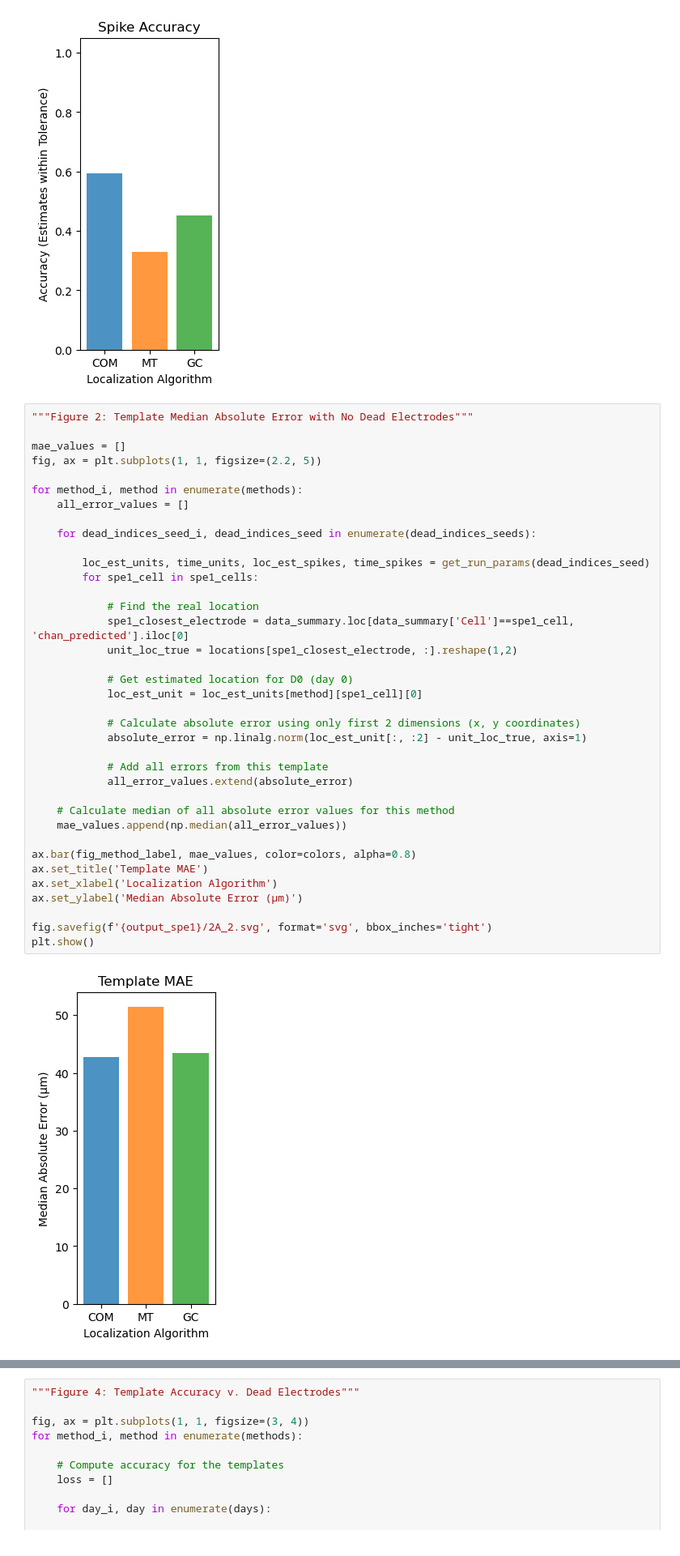
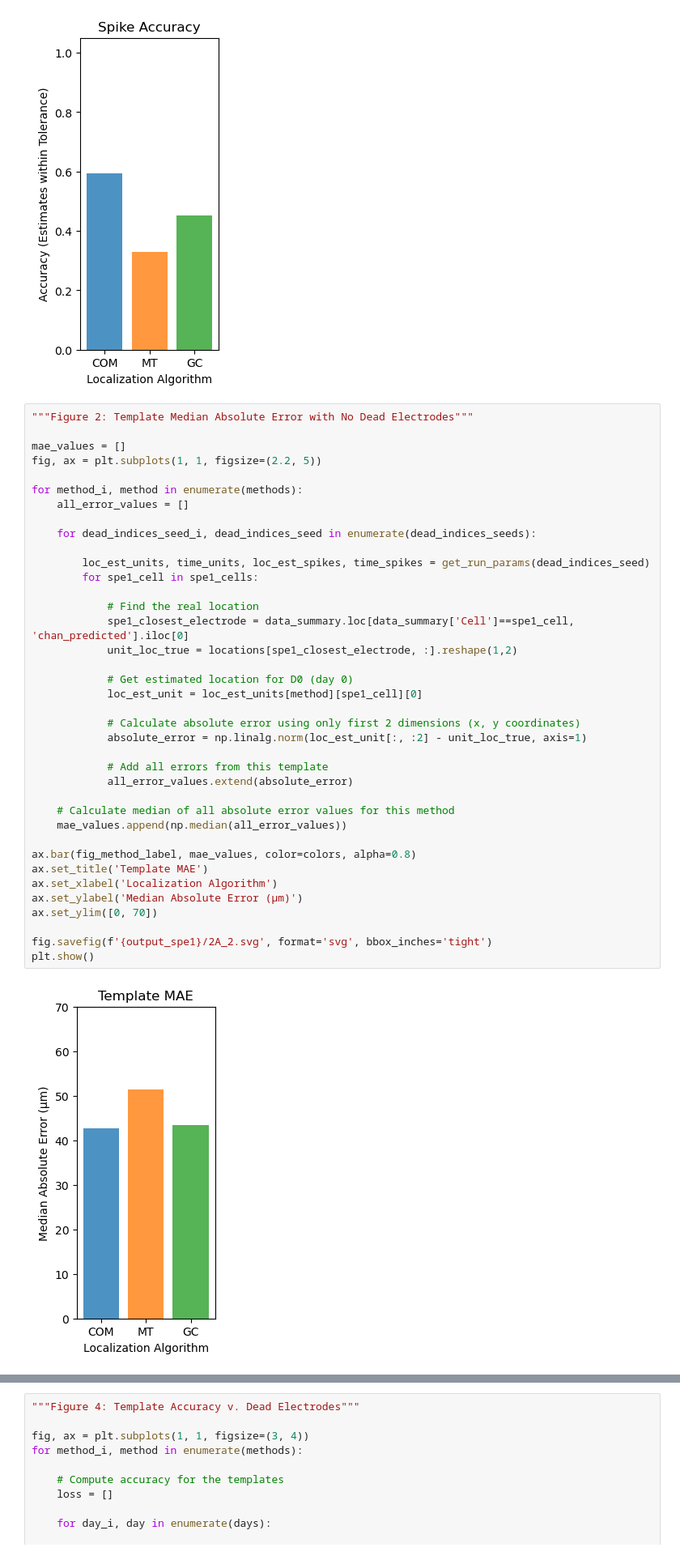
Before and after one commit to haozhao1996/Spike-Localization-Algorithms, a Jupyter notebook: SSL_spe1 (2025.12.07).ipynb, the cells around one changed output, grey strips where cells are left out. Shown: that part at 81% size. Drawn from its saved outputs; the diff is of its cells as text.

```diff
--- a/SSL_spe1 (2025.12.07).ipynb
+++ b/SSL_spe1 (2025.12.07).ipynb
@@ -392,34 +392,35 @@ for method_i, method in enumerate(methods):
 
     for dead_indices_seed_i, dead_indices_seed in enumerate(dead_indices_seeds):
 
         loc_est_units, time_units, loc_est_spikes, time_spikes = get_run_params(dead_indices_seed)
         for spe1_cell in spe1_cells:
 
             # Find the real location
             spe1_closest_electrode = data_summary.loc[data_summary['Cell']==spe1_cell, 'chan_predicted'].iloc[0]
             unit_loc_true = locations[spe1_closest_electrode, :].reshape(1,2)
 
             # Get estimated location for D0 (day 0)
             loc_est_unit = loc_est_units[method][spe1_cell][0]
 
             # Calculate absolute error using only first 2 dimensions (x, y coordinates)
             absolute_error = np.linalg.norm(loc_est_unit[:, :2] - unit_loc_true, axis=1)
 
             # Add all errors from this template
             all_error_values.extend(absolute_error)
 
     # Calculate median of all absolute error values for this method
     mae_values.append(np.median(all_error_values))
 
 ax.bar(fig_method_label, mae_values, color=colors, alpha=0.8)
 ax.set_title('Template MAE')
 ax.set_xlabel('Localization Algorithm')
 ax.set_ylabel('Median Absolute Error (μm)')
+ax.set_ylim([0, 70])
 
 fig.savefig(f'{output_spe1}/2A_2.svg', format='svg', bbox_inches='tight')
 plt.show()
 # %% [output]
-[figure, old version]
+[figure, new version]
 # %%
 """Figure: Spike Median Absolute Error with No Dead Electrodes"""
 
```
Also changed, not shown: parts of 3 cells of this notebook, 2 other files.
